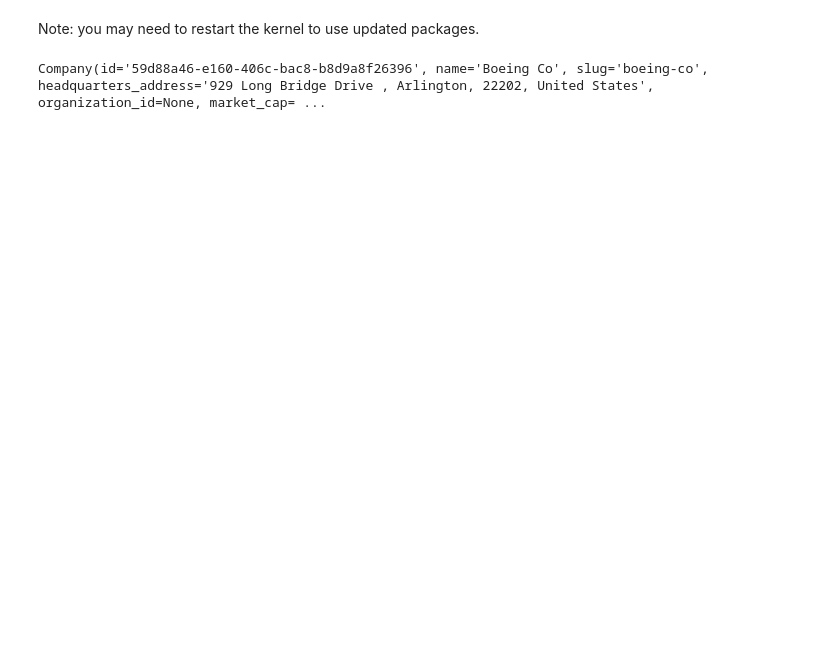
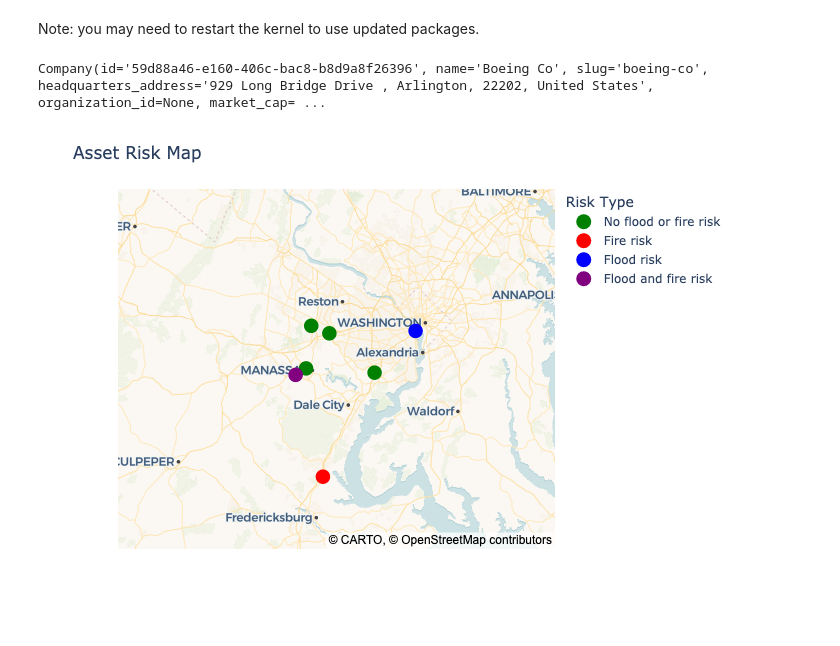
Before and after one commit to RiskThinking/cdt-express-notebooks, a Jupyter notebook: 3.assets-overlaid-map.ipynb, the cells around one changed output. Cells and saved outputs as stored; diff of their text form; code cells hidden in the pictures; blank space fills up the shorter version.

```diff
--- a/3.assets-overlaid-map.ipynb
+++ b/3.assets-overlaid-map.ipynb
@@ -109,39 +104,38 @@ asset_risks["color"] = asset_risks["index_name"].apply(assign_color)
 unique_locations = within_box[["asset_id", "latitude", "longitude"]].drop_duplicates()
 map_data = asset_risks.merge(unique_locations, on="asset_id", how="left")
 # %%
-# Set the renderer to PNG for displaying in GitHub
-pio.renderers.default = "svg"
-
 # Create the map
 fig = px.scatter_map(
     map_data,
     lat="latitude",
     lon="longitude",
     color="color",
     color_discrete_map={
         "blue": "blue",
         "red": "red",
         "purple": "purple",
         "green": "green",
     },
     zoom=7.5,
 )
 
 # Increase point size
 fig.update_traces(marker={"size": 15})
 
 
 # Update legend labels
 for trace in fig.data:
     if trace.name == "blue":
         trace.name = "Flood risk"
     elif trace.name == "red":
         trace.name = "Fire risk"
     elif trace.name == "purple":
         trace.name = "Flood and fire risk"
     elif trace.name == "green":
         trace.name = "No flood or fire risk"
 
 
 fig.update_layout(title="Asset Risk Map", showlegend=True, legend_title="Risk Type")
-fig.show()
+fig.show("png")
+# %% [output]
+[figure, added]
```
Also changed, not shown: parts of 2 cells of this notebook.
